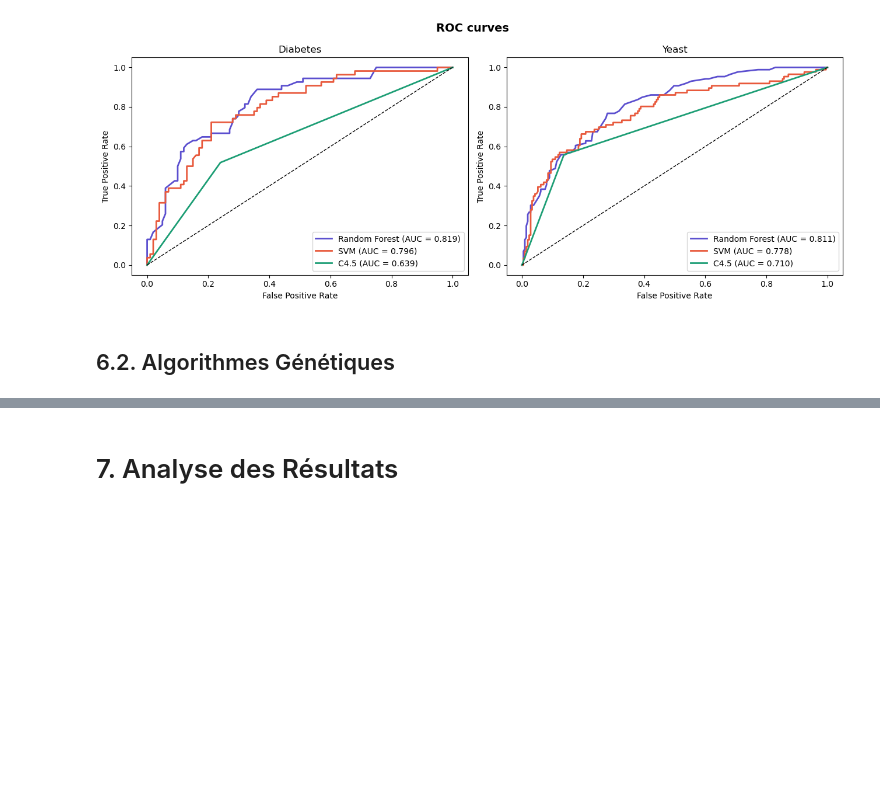
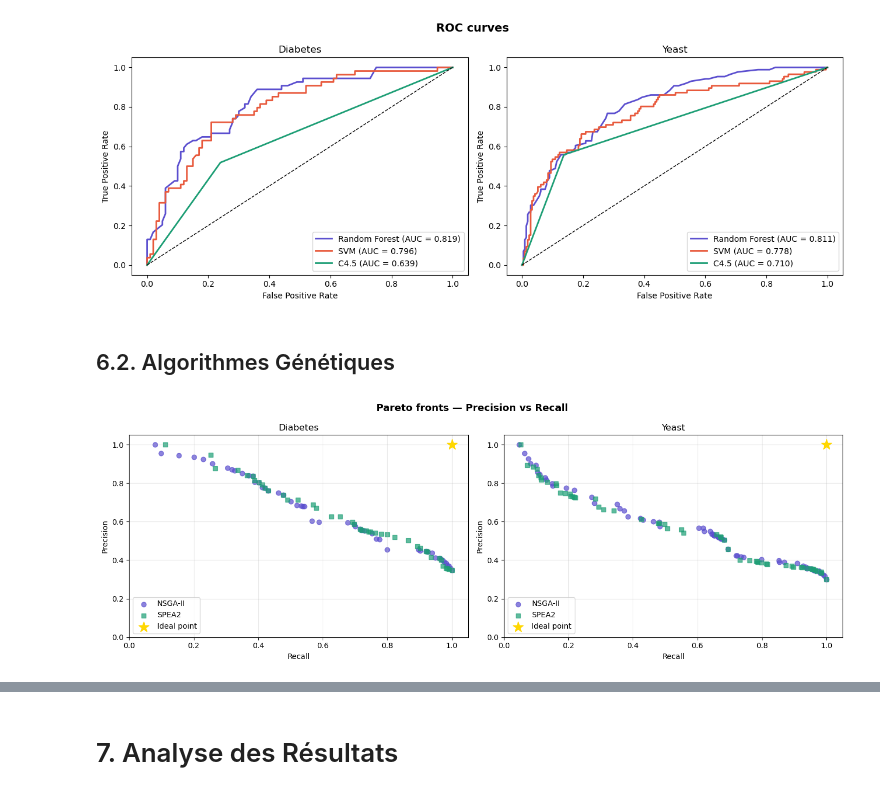
Before and after one commit to mrdedede/projet-oafd, a Jupyter notebook: classif_multi.ipynb, the cells around one changed output, grey strips where cells are left out. Cells and saved outputs as stored; diff of their text form; code cells hidden in the pictures; blank space fills up the shorter version.

Commit message:
feat: ajouter des algorithmes génétiques et comparaisons

```diff
--- a/classif_multi.ipynb
+++ b/classif_multi.ipynb
@@ -32,19 +29,13 @@ df_yeast = pd.read_csv("yeast.csv")
 # 3. Implémentation du Problème
 # %%
 class PartialClassificationProblem(Problem):
-    """
-    Problème de classification partielle multi-objectif.
-    Une solution = une règle avec bornes [bi, bs] pour chaque attribut.
-    Objectif = maximiser F1 (donc minimiser -F1).
-    """
-
     def __init__(self, X, y):
         # Appeler le constructeur parent en premier
         super().__init__()
 
-        self.X = X
-        self.y = y
-        self.n_attributes = X.shape[1]
+        self.X = np.array(X, dtype=float)
+        self.y = np.array(y, dtype=int)
+        self.n_attributes = self.X.shape[1]
 
         # Définition des bornes globales des attributs
         mins = X.min(axis=0)
@@ -58,10 +49,10 @@ class PartialClassificationProblem(Problem):
             self.upper_bound.extend([maxs[i], maxs[i]])
 
     def number_of_variables(self) -> int:
-        return self.n_attributes
+        return 2 * self.n_attributes
 
     def number_of_objectives(self) -> int:
-        return 1
+        return 3
 
     def number_of_constraints(self) -> int:
         return 0
@@ -341,3 +483,40 @@ plt.show()
 [figure]
 # %% [markdown]
 ## 6.2. Algorithmes Génétiques
+# %%
+# GÉNÉRÉ PAR L'IA
+
+fig, axes = plt.subplots(1, 2, figsize=(14, 5))
+fig.suptitle("Pareto fronts — Precision vs Recall", fontsize=13, fontweight='bold')
+
+colors = {"NSGA-II": "#5B4FCF", "SPEA2": "#1D9E75"}
+markers = {"NSGA-II": "o", "SPEA2": "s"}
+
+for ax, dataset_name in zip(axes, ["Diabetes", "Yeast"]):
+    for algo_name in ["NSGA-II", "SPEA2"]:
+        subset = df_results[
+            (df_results["Dataset"] == dataset_name) &
+            (df_results["Algorithm"] == algo_name)
+        ]
+        ax.scatter(subset["Recall"], subset["Precision"],
+                   label=algo_name, alpha=0.7, s=40,
+                   color=colors[algo_name],
+                   marker=markers[algo_name])
+
+    ax.set_title(dataset_name)
+    ax.set_xlabel("Recall")
+    ax.set_ylabel("Precision")
+    ax.set_xlim(0, 1.05)
+    ax.set_ylim(0, 1.05)
+    ax.legend()
+    ax.grid(True, alpha=0.3)
+    # Ideal point marker
+    ax.scatter([1], [1], marker='*', s=200, color='gold',
+               zorder=5, label='Ideal point')
+    ax.legend()
+
+plt.tight_layout()
+plt.savefig("pareto_fronts.png", dpi=150)
+plt.show()
+# %% [output]
+[figure, added]
```
Also changed, not shown: parts of 14 cells of this notebook.
